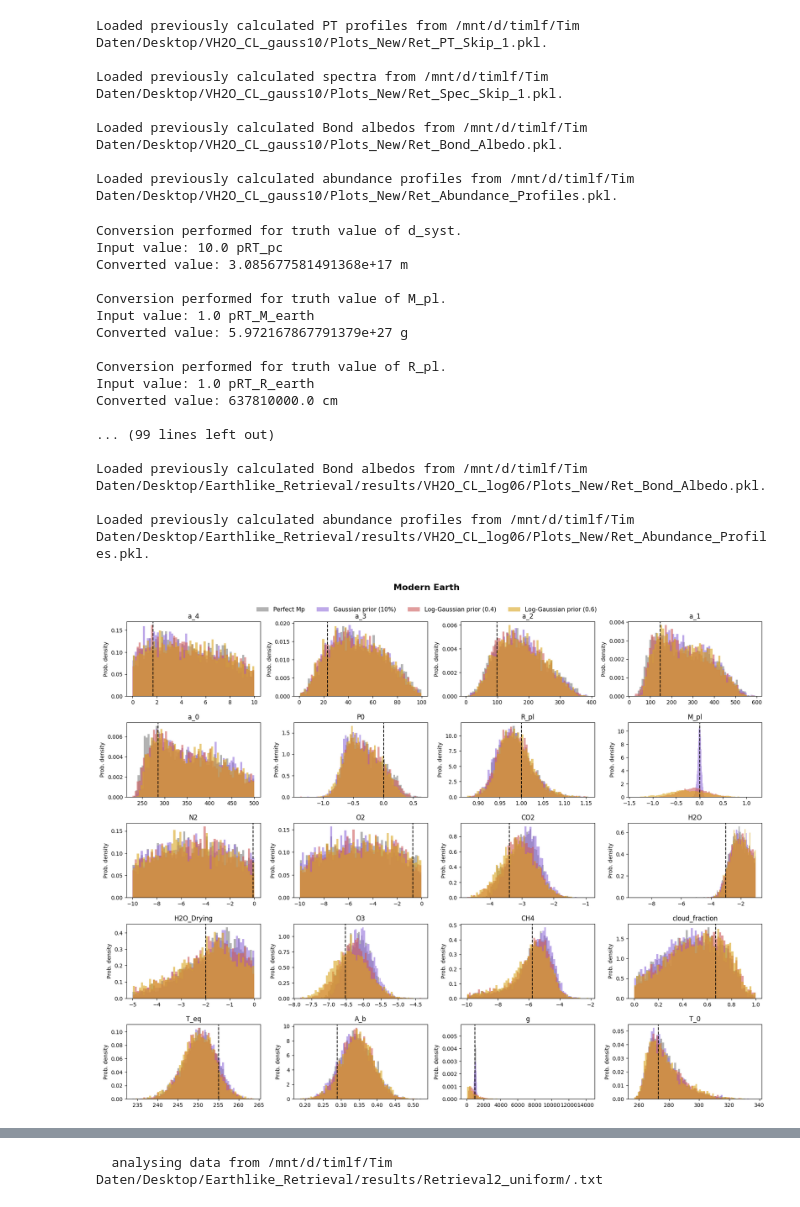
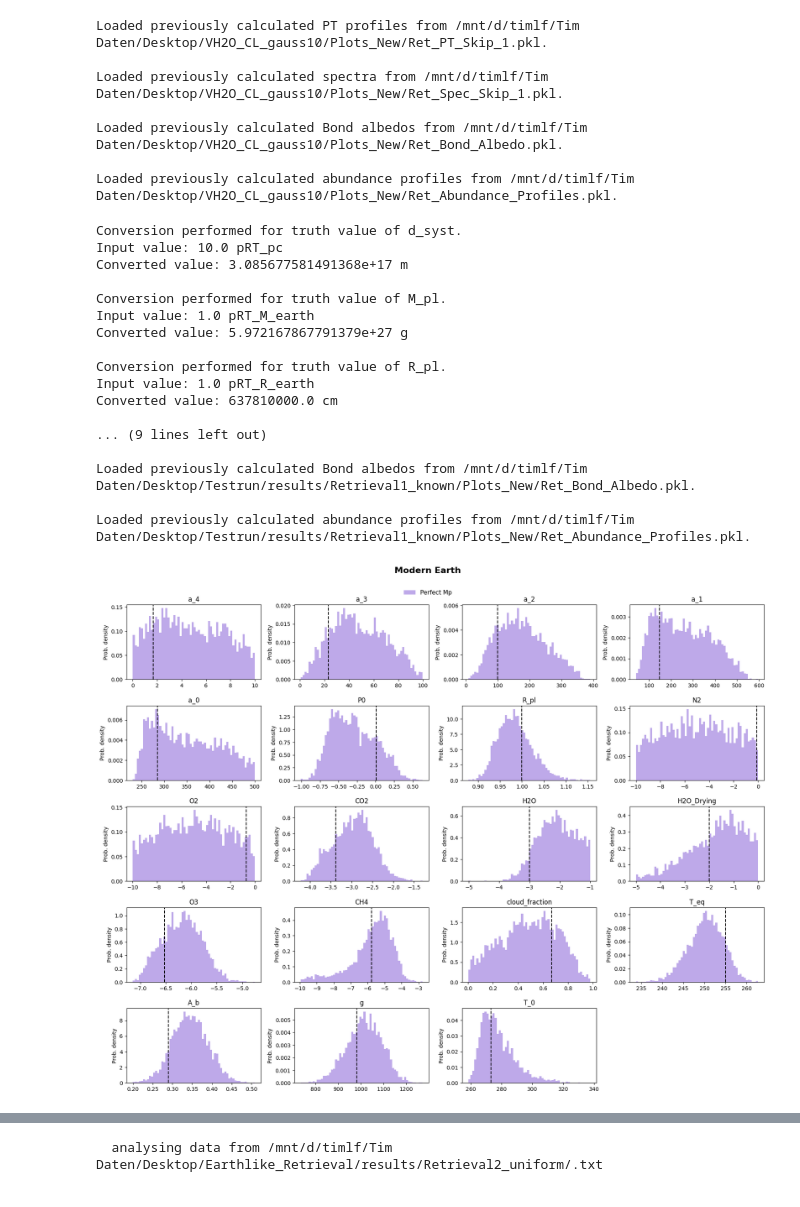
Before and after one commit to Tim171717/Semester_Project_Too, a Jupyter notebook: Testing.ipynb, the cells around one changed output, grey strips where cells are left out. Saved outputs shown, nothing was run; the diff lists cells and outputs as text; code cells hidden in the pictures.

```diff
--- a/Testing.ipynb
+++ b/Testing.ipynb
@@ -293,8 +315,14 @@ def plot_retrievals(
     local_truths = []
     params = []
     for label in labels.keys():
-        results = retrieval_plotting_object(folders[label], run_retrieval=True)
-        datasets[label], ULUs[label], local_truths, params = results.load_data()
+        results = retrieval_plotting_object(folders[label], run_retrieval=False)
+        ds, ul, lt, pa = results.load_data()
+        if ds is not None:
+            datasets[label], ULUs[label], local_truths, params = ds, ul, lt, pa
+
+    if not datasets:
+        print("No datasets could be loaded.")
+        return
 
     n_params = len(params)
     n_cols = 4
@@ -309,7 +337,7 @@ def plot_retrievals(
 
     if colors is None:
         default_colors = [
-            "gray", "mediumpurple", "indianred", "goldenrod", "steelblue", "darkorange", "seagreen", "firebrick", "royalblue", "darkkhaki"
+            "mediumpurple", "indianred", "goldenrod", "steelblue", "darkorange", "seagreen", "firebrick", "royalblue", "darkkhaki"
         ]
         colors = {label: default_colors[i % len(default_colors)] for i, label in enumerate(datasets.keys())}
 
@@ -375,47 +403,42 @@ def plot_retrievals(
     plt.savefig(output)
     plt.show()
 # %%
+# from helper_functions import plot_retrievals
 labels = {
     "Perfect Mp": "Perfect Mp",
     # "Unknown Mp": "Unknown Mp",
-    "Gaussian 10": "Gaussian prior (10%)",
-    "Loggauss 4": "Log-Gaussian prior (0.4)",
-    "Loggauss 6": "Log-Gaussian prior (0.6)",
-}
-
-colors = {
-    "Perfect Mp": "gray",
-    # "Unknown Mp": "purple",
-    "Gaussian 10": "goldenrod",
+    # "Gaussian 10": "Gaussian prior (10%)",
+    # "Loggauss 4": "Log-Gaussian prior (0.4)",
+    # "Loggauss 6": "Log-Gaussian prior (0.6)",
 }
 
 folders = {
     "Perfect Mp": '/mnt/d/timlf/Tim Daten/Desktop/Testrun/results/Retrieval1_known/',
     # "Unknown Mp": '/mnt/d/timlf/Tim Daten/Desktop/Earthlike_Retrieval/results/Retrieval2_uniform/',
-    "Gaussian 10": '/mnt/d/timlf/Tim Daten/Desktop/Earthlike_Retrieval/results/VH2O_CL_gauss10/',
-    "Loggauss 4": '/mnt/d/timlf/Tim Daten/Desktop/Earthlike_Retrieval/results/VH2O_CL_log04/',
-    "Loggauss 6": '/mnt/d/timlf/Tim Daten/Desktop/Earthlike_Retrieval/results/VH2O_CL_log06/',
+    # "Gaussian 10": '/mnt/d/timlf/Tim Daten/Desktop/Earthlike_Retrieval/results/VH2O_CL_gauss10/',
+    # "Loggauss 4": '/mnt/d/timlf/Tim Daten/Desktop/Earthlike_Retrieval/results/VH2O_CL_log04/',
+    # "Loggauss 6": '/mnt/d/timlf/Tim Daten/Desktop/Earthlike_Retrieval/results/VH2O_CL_log06/',
 }
 
 plot_retrievals(labels, folders, bins=60, fig_title="Modern Earth")
 # %% [output]
 Conversion performed for truth value of d_syst.
 Input value: 10.0 pRT_pc
 Converted value: 3.085677581491368e+17 m
 
 Conversion performed for truth value of M_pl.
 Input value: 1.0 pRT_M_earth
 Converted value: 5.972167867791379e+27 g
 
 Conversion performed for truth value of R_pl.
 Input value: 1.0 pRT_R_earth
 Converted value: 637810000.0 cm
 
-... (99 lines left out)
+... (9 lines left out)
 
-Loaded previously calculated Bond albedos from /mnt/d/timlf/Tim Daten/Desktop/Earthlike_Retrieval/results/VH2O_CL_log06/Plots_New/Ret_Bond_Albedo.pkl.
+Loaded previously calculated Bond albedos from /mnt/d/timlf/Tim Daten/Desktop/Testrun/results/Retrieval1_known/Plots_New/Ret_Bond_Albedo.pkl.
 
-Loaded previously calculated abundance profiles from /mnt/d/timlf/Tim Daten/Desktop/Earthlike_Retrieval/results/VH2O_CL_log06/Plots_New/Ret_Abundance_Profiles.pkl.
+Loaded previously calculated abundance profiles from /mnt/d/timlf/Tim Daten/Desktop/Testrun/results/Retrieval1_known/Plots_New/Ret_Abundance_Profiles.pkl.
-[figure, old version]
+[figure, new version]
 # %%
 import pickle
```
Also changed, not shown: parts of 11 cells of this notebook.
